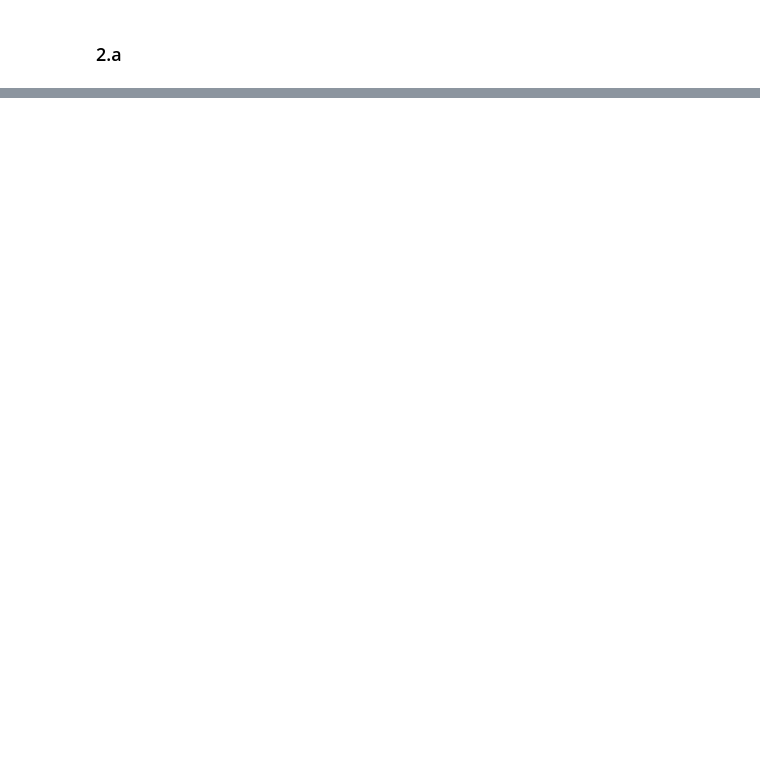
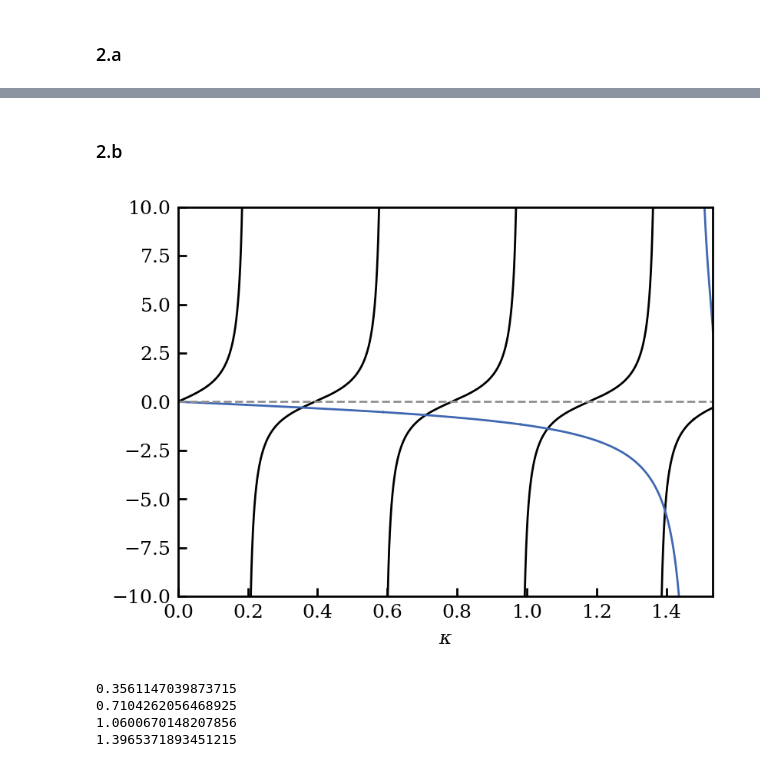
Before and after one commit to dachengx/fundamentals_of_photonics, a Jupyter notebook: hw4.ipynb, the cells around one changed output, grey strips where cells are left out. Drawn from its saved outputs; the diff is of its cells as text; code cells hidden in the pictures; blank space fills up the shorter version.

```diff
--- a/hw4.ipynb
+++ b/hw4.ipynb
@@ -55,0 +111,10 @@ plt.show()
+# %% [markdown]
+### 2.b
+# %%
+plot(lam, nf, ns, 1.33, h)
+# %% [output]
+[figure, added]
+0.3561147039873715
+0.7104262056468925
+1.0600670148207856
+1.3965371893451215
```
Also changed, not shown: parts of 16 cells of this notebook, 1 other file.
